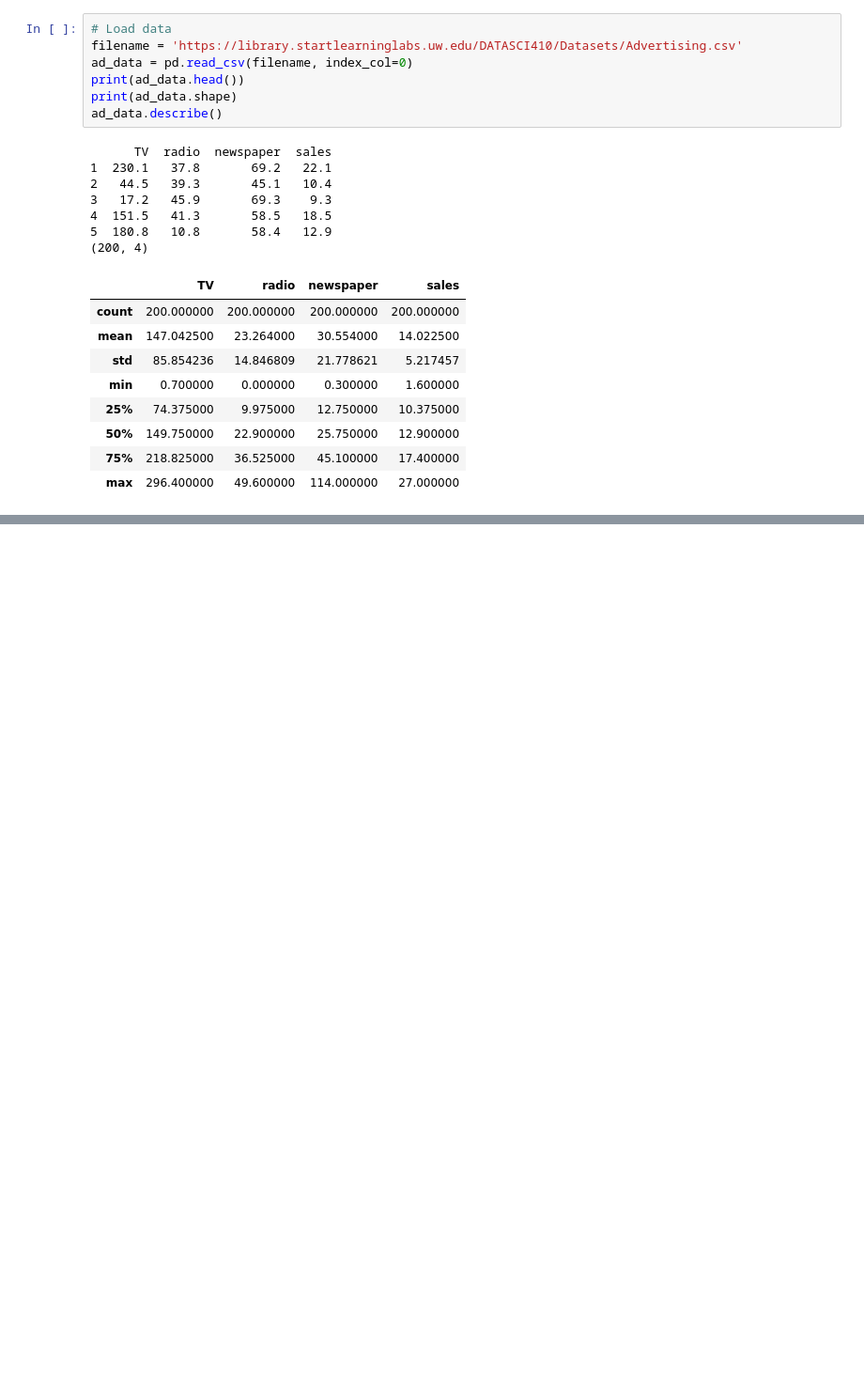
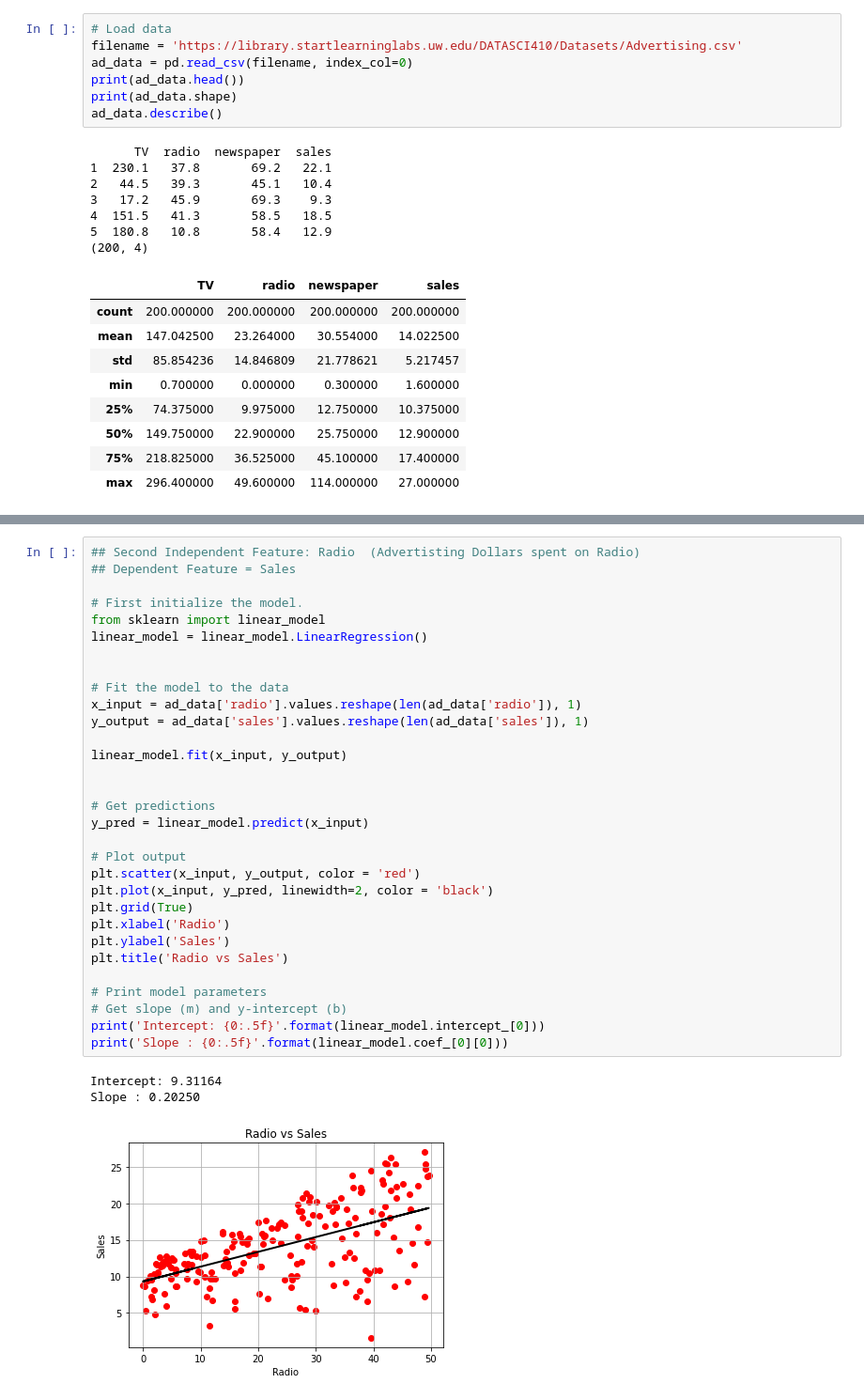
Before and after one commit to anajaved/UW_Data_Science_Cert, a Jupyter notebook: AnaJaved-L06-AdRegression.ipynb, the cells around one changed output, grey strips where cells are left out. Shown at 94% size. Drawn from its saved outputs; the diff is of its cells as text; blank space fills up the shorter version.

```diff
--- a/AnaJaved-L06-AdRegression.ipynb
+++ b/AnaJaved-L06-AdRegression.ipynb
@@ -55,0 +96,35 @@ ad_data.describe()
+# %%
+## Second Independent Feature: Radio  (Advertisting Dollars spent on Radio)
+## Dependent Feature = Sales
+
+# First initialize the model.
+from sklearn import linear_model
+linear_model = linear_model.LinearRegression()
+
+
+# Fit the model to the data
+x_input = ad_data['radio'].values.reshape(len(ad_data['radio']), 1)
+y_output = ad_data['sales'].values.reshape(len(ad_data['sales']), 1)
+
+linear_model.fit(x_input, y_output)
+
+
+# Get predictions
+y_pred = linear_model.predict(x_input)
+
+# Plot output
+plt.scatter(x_input, y_output, color = 'red')
+plt.plot(x_input, y_pred, linewidth=2, color = 'black')
+plt.grid(True)
+plt.xlabel('Radio')
+plt.ylabel('Sales')
+plt.title('Radio vs Sales')
+
+# Print model parameters
+# Get slope (m) and y-intercept (b)
+print('Intercept: {0:.5f}'.format(linear_model.intercept_[0]))
+print('Slope : {0:.5f}'.format(linear_model.coef_[0][0]))
+# %% [output]
+Intercept: 9.31164
+Slope : 0.20250
+[figure, added]
```
Also changed, not shown: parts of 3 cells of this notebook.
